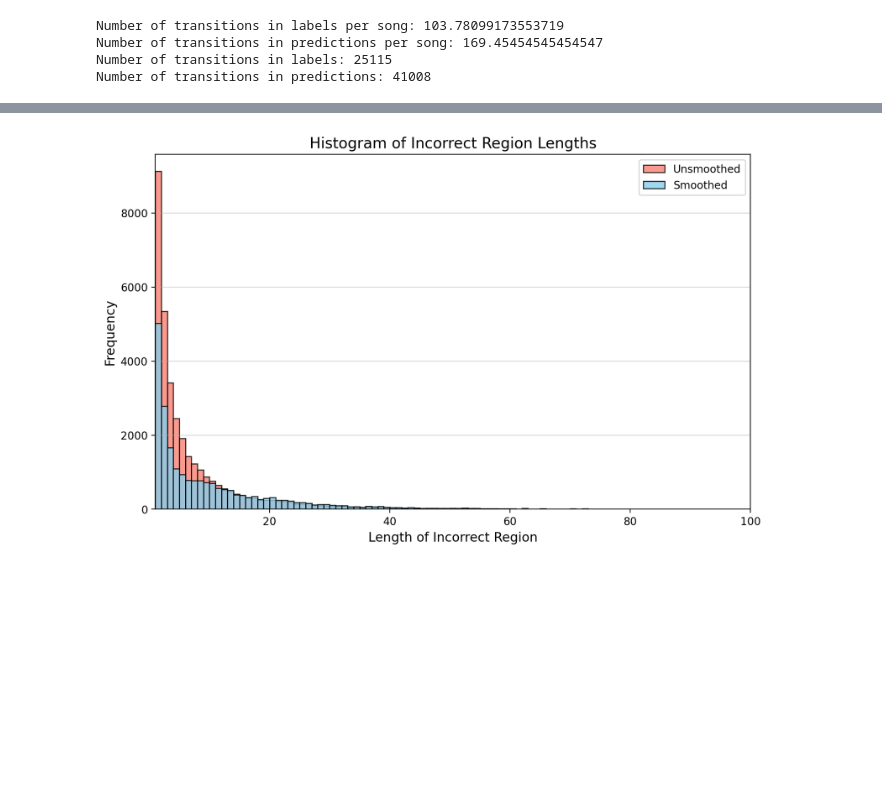
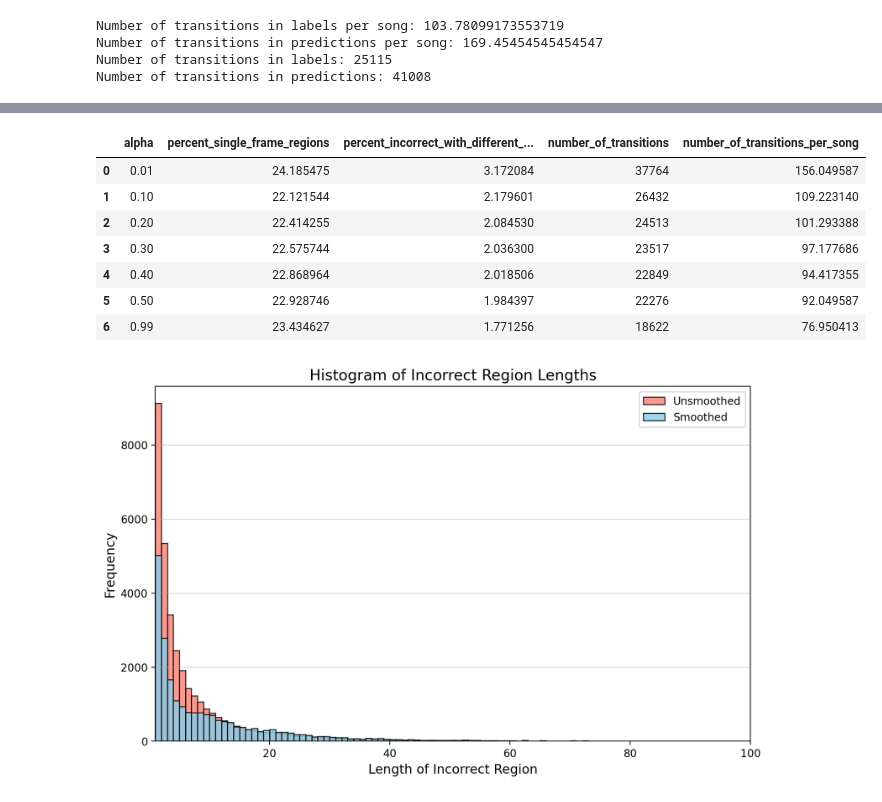
Before and after one commit to PierreRL/AutomaticChordRecognition, a Jupyter notebook: notebooks/experiments/6. HMM Smoothing.ipynb, the cells around one changed output, grey strips where cells are left out. Cells and saved outputs as stored; diff of their text form; code cells hidden in the pictures; blank space fills up the shorter version.

```diff
--- a/notebooks/experiments/6. HMM Smoothing.ipynb
+++ b/notebooks/experiments/6. HMM Smoothing.ipynb
@@ -231,3 +230,14 @@ plt.show()
+# %%
+df
+# %% [output]
+|  | alpha | percent_single_frame_regions | percent_incorrect_with_different_... | number_of_transitions | number_of_transitions_per_song |
+| 0 | 0.01 | 24.185475 | 3.172084 | 37764 | 156.049587 |
+| 1 | 0.10 | 22.121544 | 2.179601 | 26432 | 109.223140 |
+| 2 | 0.20 | 22.414255 | 2.084530 | 24513 | 101.293388 |
+| 3 | 0.30 | 22.575744 | 2.036300 | 23517 | 97.177686 |
+| 4 | 0.40 | 22.868964 | 2.018506 | 22849 | 94.417355 |
+| 5 | 0.50 | 22.928746 | 1.984397 | 22276 | 92.049587 |
+| 6 | 0.99 | 23.434627 | 1.771256 | 18622 | 76.950413 |
 # %%
 model = get_model(experiment_name, hmm=True, hmm_alpha=0.2)
 model.to('cpu')
```
Also changed, not shown: parts of 7 cells of this notebook, 16 other files.
